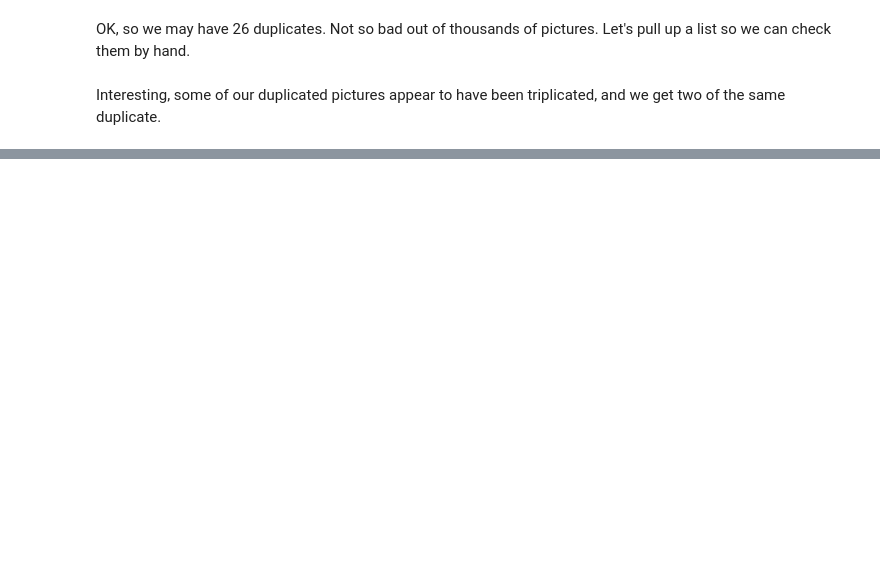
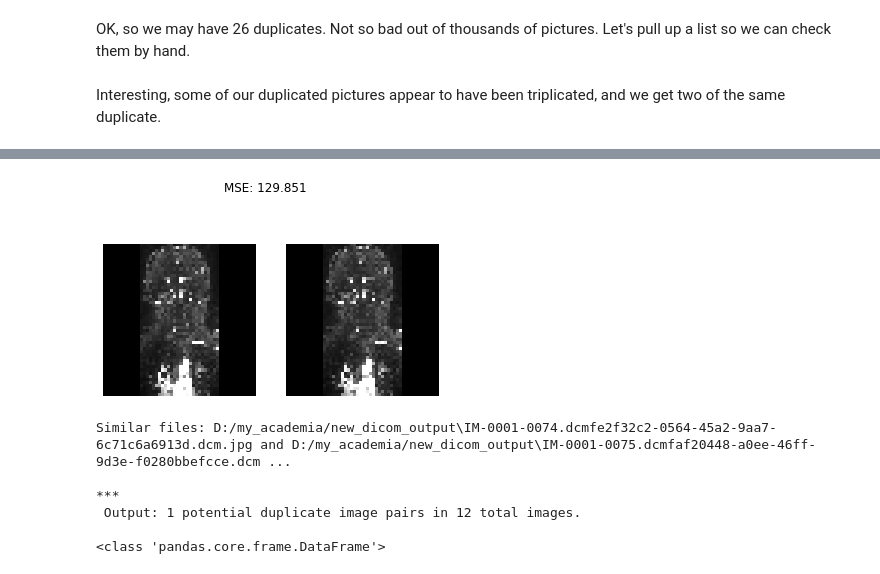
Before and after one commit to drcandacemakedamoore/cleanX, a Jupyter notebook: workflow_demo/Untitled.ipynb, the cells around one changed output, grey strips where cells are left out. Cells and saved outputs as stored; diff of their text form; code cells hidden in the pictures; blank space fills up the shorter version.

```diff
--- a/workflow_demo/Untitled.ipynb
+++ b/workflow_demo/Untitled.ipynb
@@ -261,0 +217,11 @@ print(type(give_me_size_counted_dfs('D:/my_academia/new_dicom_output')))
+# %%
+shown = show_close_images(diro,140)
+print(type(shown))
+# %% [output]
+[figure, added]
+Similar files: D:/my_academia/new_dicom_output\IM-0001-0074.dcmfe2f32c2-0564-45a2-9aa7-6c71c6a6913d.dcm.jpg and D:/my_academia/new_dicom_output\IM-0001-0075.dcmfaf20448-a0ee-46ff-9d3e-f0280bbefcce.dcm ...
+
+***
+ Output: 1 potential duplicate image pairs in 12 total images.
+
+<class 'pandas.core.frame.DataFrame'>
```
Also changed, not shown: parts of 32 cells of this notebook, 4 other files.
